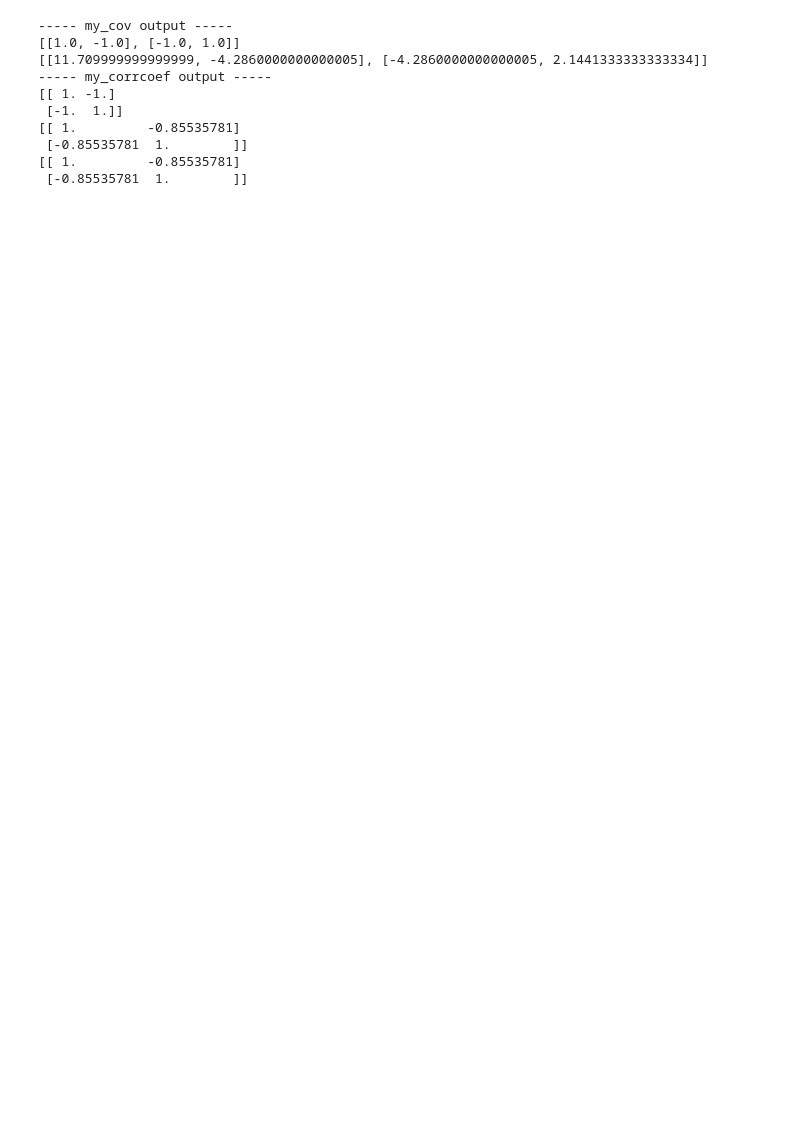
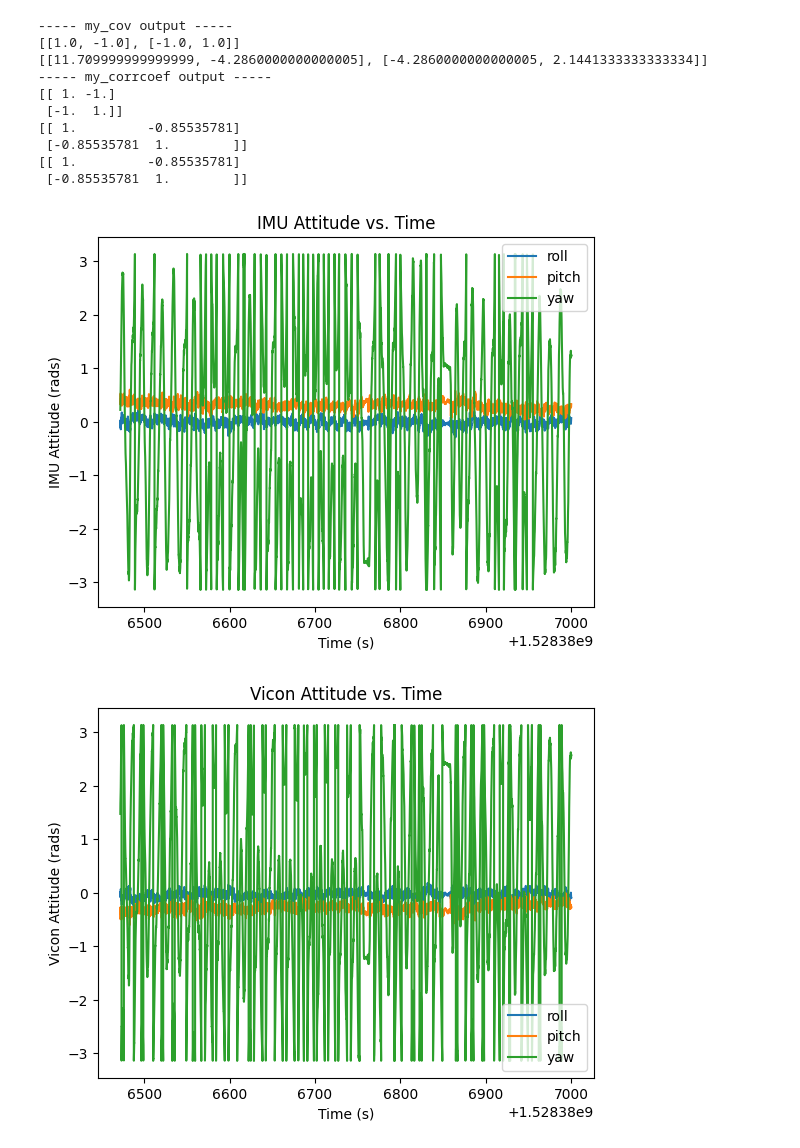
Before and after one commit to Moampane/prob-robo-2026, a Jupyter notebook: week-3/day-4.ipynb, the cells around one changed output. Cells and saved outputs as stored; diff of their text form; code cells hidden in the pictures; blank space fills up the shorter version.

Commit message:
Make plots for problem 2 part A

```diff
--- a/week-3/day-4.ipynb
+++ b/week-3/day-4.ipynb
@@ -74,3 +74,73 @@ print(my_corrcoef(X))
  [-0.85535781  1.        ]]
 [[ 1.         -0.85535781]
  [-0.85535781  1.        ]]
+# %%
+import pandas as pd
+import matplotlib.pyplot as plt
+# Problem 2: Computing Covariances from Data
+# Part A: Exploring the Dataset
+# read in the data from the two files
+imu_df = pd.read_csv("dataset/imu1.csv")  # replace filepath with yours
+vicon_df = pd.read_csv("dataset/vi1.csv")  # replace filepath with yours
+
+def make_plot(xdf, ydf, dep, indep, title, xlabel, ylabel):
+    plt.figure()
+
+    for idx in range(len(indep)):
+        plt.plot(xdf[indep[idx]], ydf[dep[idx][0]], label = dep[idx][1])
+
+    plt.xlabel(xlabel)
+    plt.ylabel(ylabel)
+    plt.title(title)
+    plt.legend()
+    plt.show()
+
+imu_attitude = [
+    ("attitude_roll_radians", "roll"),
+    ("attitude_pitch_radians", "pitch"),
+    ("attitude_yaw_radians", "yaw"),
+]
+imu_attitude_title = "IMU Attitude vs. Time"
+imu_attitude_label = "IMU Attitude (rads)"
+time_label = "Time (s)"
+time_list = ["Time", "Time", "Time"]
+
+make_plot(imu_df, imu_df, imu_attitude, time_list, imu_attitude_title, time_label, imu_attitude_label)
+
+vicon_attitude = [
+    ("roll", "roll"),
+    ("pitch", "pitch"),
+    ("yaw", "yaw"),
+]
+vicon_attitude_title = "Vicon Attitude vs. Time"
+vicon_attitude_label = "Vicon Attitude (rads)"
+
+make_plot(vicon_df, vicon_df, vicon_attitude, time_list, vicon_attitude_title, time_label, vicon_attitude_label)
+
+imu_mag = [
+    ("magnetic_field_x_microteslas", "x"),
+    ("magnetic_field_y_microteslas", "y"),
+    ("magnetic_field_z_microteslas", "z"),
+]
+imu_mag_title = "IMU Magnetic Field vs. Time"
+imu_mag_label = "IMU Magnetic Field (microteslas)"
+
+make_plot(imu_df, imu_df, imu_mag, time_list, imu_mag_title, time_label, imu_mag_label)
+
+imu_grav = [
+    ("gravity_x_G", "x"),
+    ("gravity_y_G", "y"),
+    ("gravity_z_G", "z"),
+]
+imu_grav_title = "IMU Gravity vs. Time"
+imu_grav_label = "IMU Gravity (Gs)"
+
+make_plot(imu_df, imu_df, imu_grav, time_list, imu_grav_title, time_label, imu_grav_label)
+
+vicon_attitude = ["roll", "pitch", "yaw"]
+imu_vicon_title = "IMU Attitude vs Vicon Attitude"
+
+make_plot(vicon_df, imu_df, imu_attitude, vicon_attitude, imu_vicon_title, vicon_attitude_label, imu_attitude_label)
+# %% [output]
+[figure, added]
+[figure, added]
```
Also changed, not shown: parts of 2 cells of this notebook, 2 other files.
